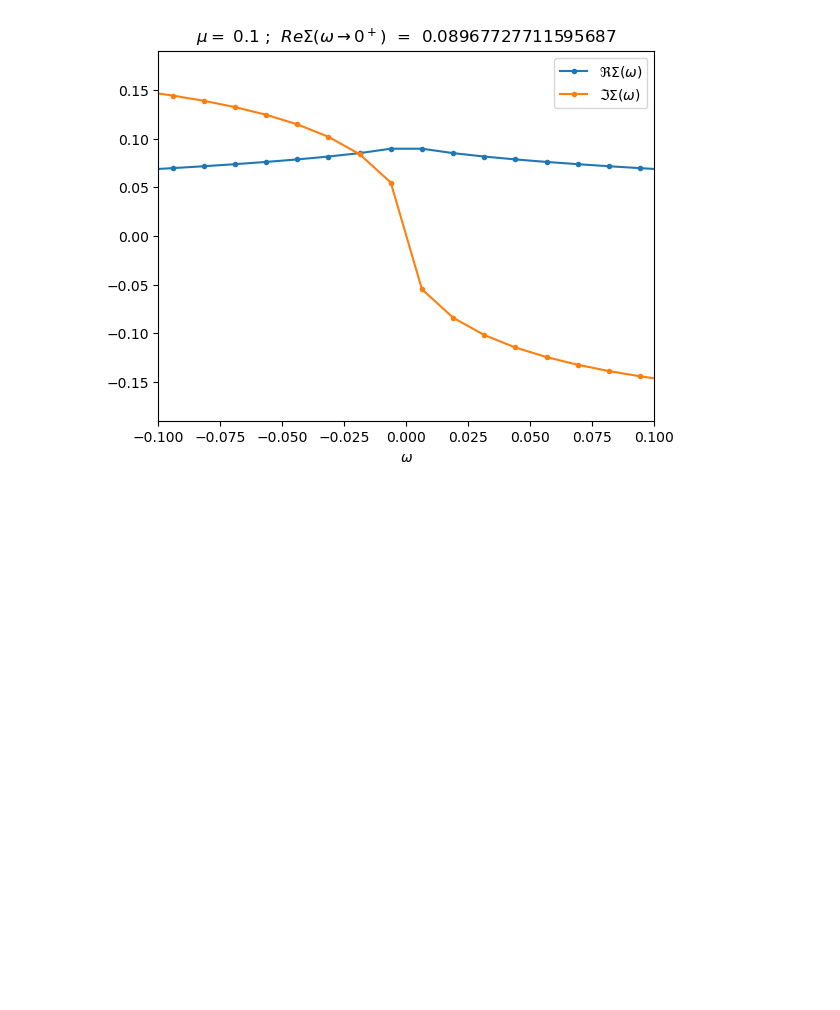
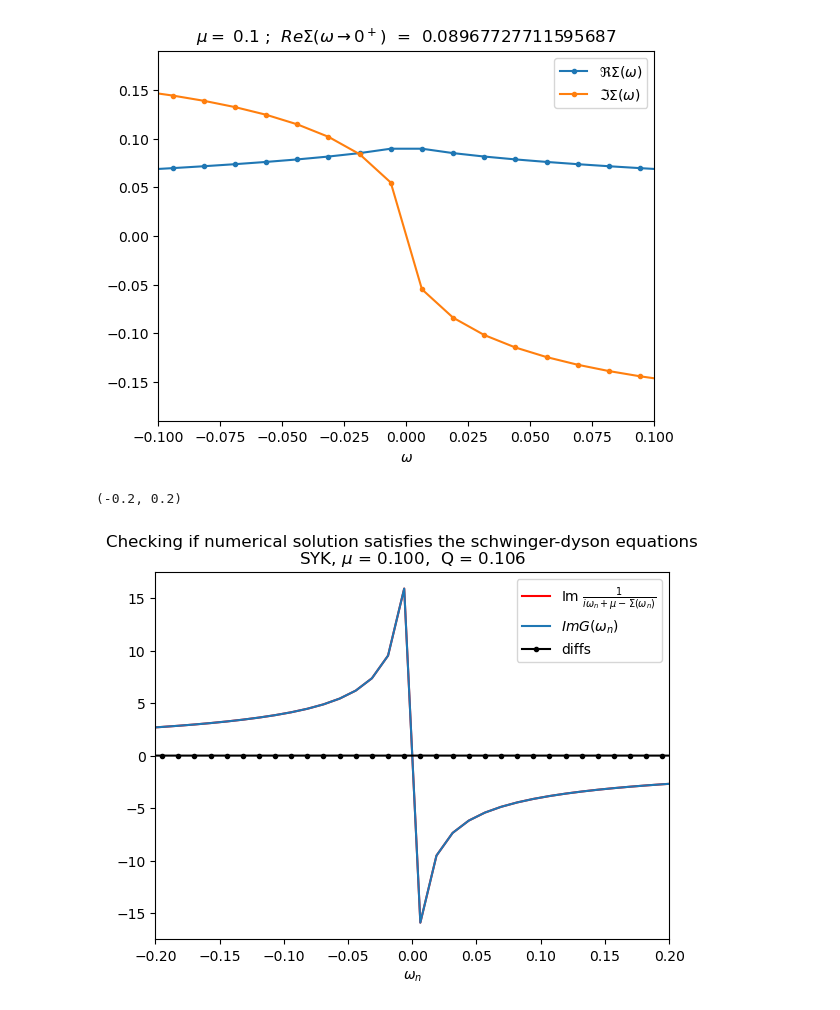
Before and after one commit to aravindhshankar/TwoSidedYSYK, a Jupyter notebook: BenchmarkSachdev2015.ipynb, the cells around one changed output. Cells and saved outputs as stored; diff of their text form; code cells hidden in the pictures; blank space fills up the shorter version.

```diff
--- a/BenchmarkSachdev2015.ipynb
+++ b/BenchmarkSachdev2015.ipynb
@@ -143,3 +143,19 @@ plt.title(r'$\mu = $ ' + str(mu) + r' ;  $Re{\Sigma(\omega \rightarrow 0^+)}$  =
 # %% [output]
 Text(0.5, 1.0, '$\\mu = $ 0.1 ;  $Re{\\Sigma(\\omega \\rightarrow 0^+)}$  =  0.08967727711595687')
 [figure]
+# %%
+fig, ax1 = plt.subplots(1)
+fig.tight_layout(pad=3)
+fig.suptitle('Checking if numerical solution satisfies the schwinger-dyson equations')
+
+ax1.plot(omega,np.imag(1./(1j*omega + mu  - Sigmaomega)),'r',label=r'Im $\frac{1}{i\omega_n + \mu - \Sigma(\omega_n)}$')
+ax1.plot(omega,np.imag(Gomega),label=r'$Im G(\omega_n)$')
+ax1.plot(omega,np.imag(Gomega - 1./(1j*omega + mu  - Sigmaomega)),'k.-',label='diffs')
+ax1.set_title('SYK, $\\mu$ = %.3f,  Q = %.3f' %(mu,np.real(Q)))
+ax1.legend()
+ax1.set_xlabel(r'$\omega_n$')
+ax1.set_xlim(-0.2,0.2)
+#ax1.set_ylim(-0.3,0.3)
+# %% [output]
+(-0.2, 0.2)
+[figure, added]
```
Also changed, not shown: 1 other file.
